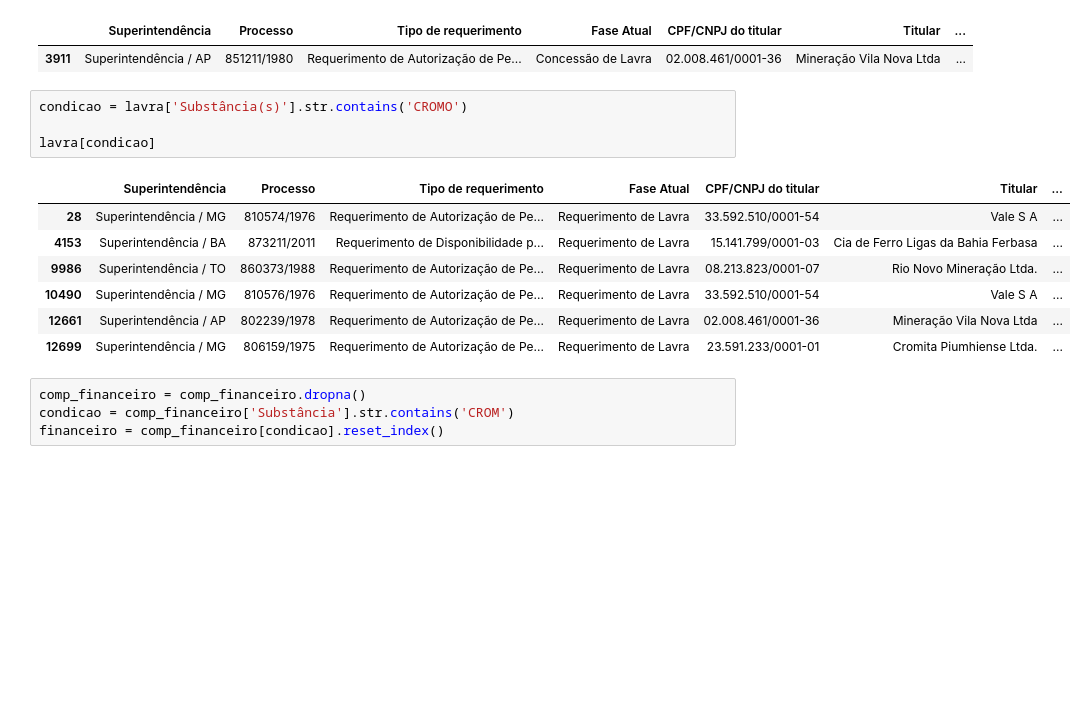
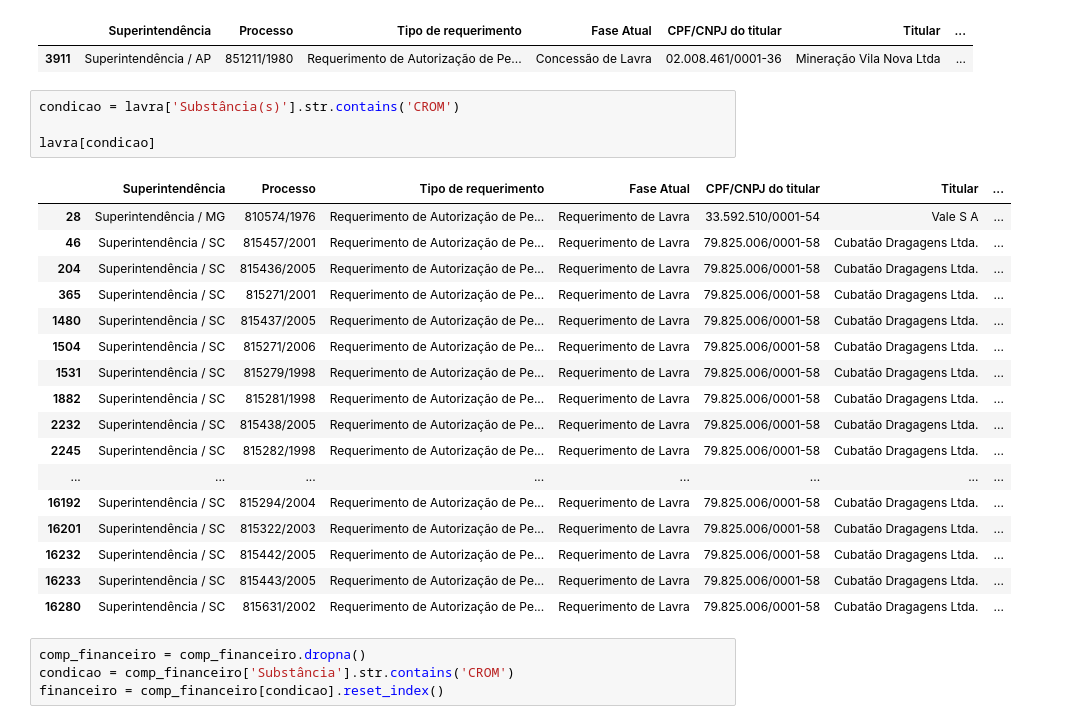
Before and after one commit to SabinoGs/mineradoras, a Jupyter notebook: Busca de dados sobre mineradoras - Ambiente.ipynb, the cells around one changed output. Saved outputs shown, nothing was run; the diff lists cells and outputs as text; blank space fills up the shorter version.

Commit message:
Adição de CROMITA na pesquisa

```diff
--- a/Busca de dados sobre mineradoras - Ambiente.ipynb
+++ b/Busca de dados sobre mineradoras - Ambiente.ipynb
@@ -30,17 +30,27 @@ utilizacao[condicao]
 |  | Superintendência | Processo | Tipo de requerimento | Fase Atual | CPF/CNPJ do titular | Titular | ... |
 | 3911 | Superintendência / AP | 851211/1980 | Requerimento de Autorização de Pe... | Concessão de Lavra | 02.008.461/0001-36 | Mineração Vila Nova Ltda | ... |
 # %%
-condicao = lavra['Substância(s)'].str.contains('CROMO')
+condicao = lavra['Substância(s)'].str.contains('CROM')
 
 lavra[condicao]
 # %% [output]
 |  | Superintendência | Processo | Tipo de requerimento | Fase Atual | CPF/CNPJ do titular | Titular | ... |
 | 28 | Superintendência / MG | 810574/1976 | Requerimento de Autorização de Pe... | Requerimento de Lavra | 33.592.510/0001-54 | Vale S A | ... |
-| 4153 | Superintendência / BA | 873211/2011 | Requerimento de Disponibilidade p... | Requerimento de Lavra | 15.141.799/0001-03 | Cia de Ferro Ligas da Bahia Ferbasa | ... |
-| 9986 | Superintendência / TO | 860373/1988 | Requerimento de Autorização de Pe... | Requerimento de Lavra | 08.213.823/0001-07 | Rio Novo Mineração Ltda. | ... |
-| 10490 | Superintendência / MG | 810576/1976 | Requerimento de Autorização de Pe... | Requerimento de Lavra | 33.592.510/0001-54 | Vale S A | ... |
-| 12661 | Superintendência / AP | 802239/1978 | Requerimento de Autorização de Pe... | Requerimento de Lavra | 02.008.461/0001-36 | Mineração Vila Nova Ltda | ... |
-| 12699 | Superintendência / MG | 806159/1975 | Requerimento de Autorização de Pe... | Requerimento de Lavra | 23.591.233/0001-01 | Cromita Piumhiense Ltda. | ... |
+| 46 | Superintendência / SC | 815457/2001 | Requerimento de Autorização de Pe... | Requerimento de Lavra | 79.825.006/0001-58 | Cubatão Dragagens Ltda. | ... |
+| 204 | Superintendência / SC | 815436/2005 | Requerimento de Autorização de Pe... | Requerimento de Lavra | 79.825.006/0001-58 | Cubatão Dragagens Ltda. | ... |
+| 365 | Superintendência / SC | 815271/2001 | Requerimento de Autorização de Pe... | Requerimento de Lavra | 79.825.006/0001-58 | Cubatão Dragagens Ltda. | ... |
+| 1480 | Superintendência / SC | 815437/2005 | Requerimento de Autorização de Pe... | Requerimento de Lavra | 79.825.006/0001-58 | Cubatão Dragagens Ltda. | ... |
+| 1504 | Superintendência / SC | 815271/2006 | Requerimento de Autorização de Pe... | Requerimento de Lavra | 79.825.006/0001-58 | Cubatão Dragagens Ltda. | ... |
+| 1531 | Superintendência / SC | 815279/1998 | Requerimento de Autorização de Pe... | Requerimento de Lavra | 79.825.006/0001-58 | Cubatão Dragagens Ltda. | ... |
+| 1882 | Superintendência / SC | 815281/1998 | Requerimento de Autorização de Pe... | Requerimento de Lavra | 79.825.006/0001-58 | Cubatão Dragagens Ltda. | ... |
+| 2232 | Superintendência / SC | 815438/2005 | Requerimento de Autorização de Pe... | Requerimento de Lavra | 79.825.006/0001-58 | Cubatão Dragagens Ltda. | ... |
+| 2245 | Superintendência / SC | 815282/1998 | Requerimento de Autorização de Pe... | Requerimento de Lavra | 79.825.006/0001-58 | Cubatão Dragagens Ltda. | ... |
+| ... | ... | ... | ... | ... | ... | ... | ... |
+| 16192 | Superintendência / SC | 815294/2004 | Requerimento de Autorização de Pe... | Requerimento de Lavra | 79.825.006/0001-58 | Cubatão Dragagens Ltda. | ... |
+| 16201 | Superintendência / SC | 815322/2003 | Requerimento de Autorização de Pe... | Requerimento de Lavra | 79.825.006/0001-58 | Cubatão Dragagens Ltda. | ... |
+| 16232 | Superintendência / SC | 815442/2005 | Requerimento de Autorização de Pe... | Requerimento de Lavra | 79.825.006/0001-58 | Cubatão Dragagens Ltda. | ... |
+| 16233 | Superintendência / SC | 815443/2005 | Requerimento de Autorização de Pe... | Requerimento de Lavra | 79.825.006/0001-58 | Cubatão Dragagens Ltda. | ... |
+| 16280 | Superintendência / SC | 815631/2002 | Requerimento de Autorização de Pe... | Requerimento de Lavra | 79.825.006/0001-58 | Cubatão Dragagens Ltda. | ... |
 # %%
 comp_financeiro = comp_financeiro.dropna()
 condicao = comp_financeiro['Substância'].str.contains('CROM')
```
